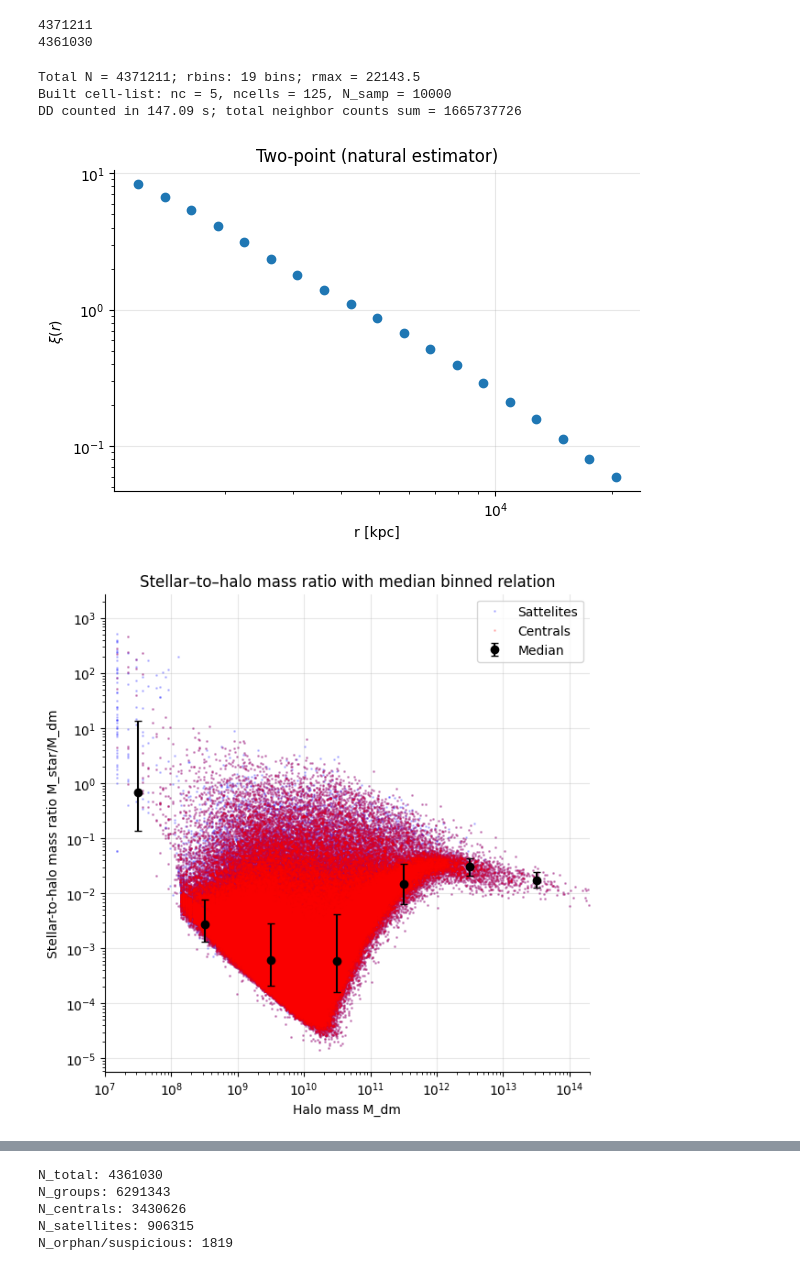
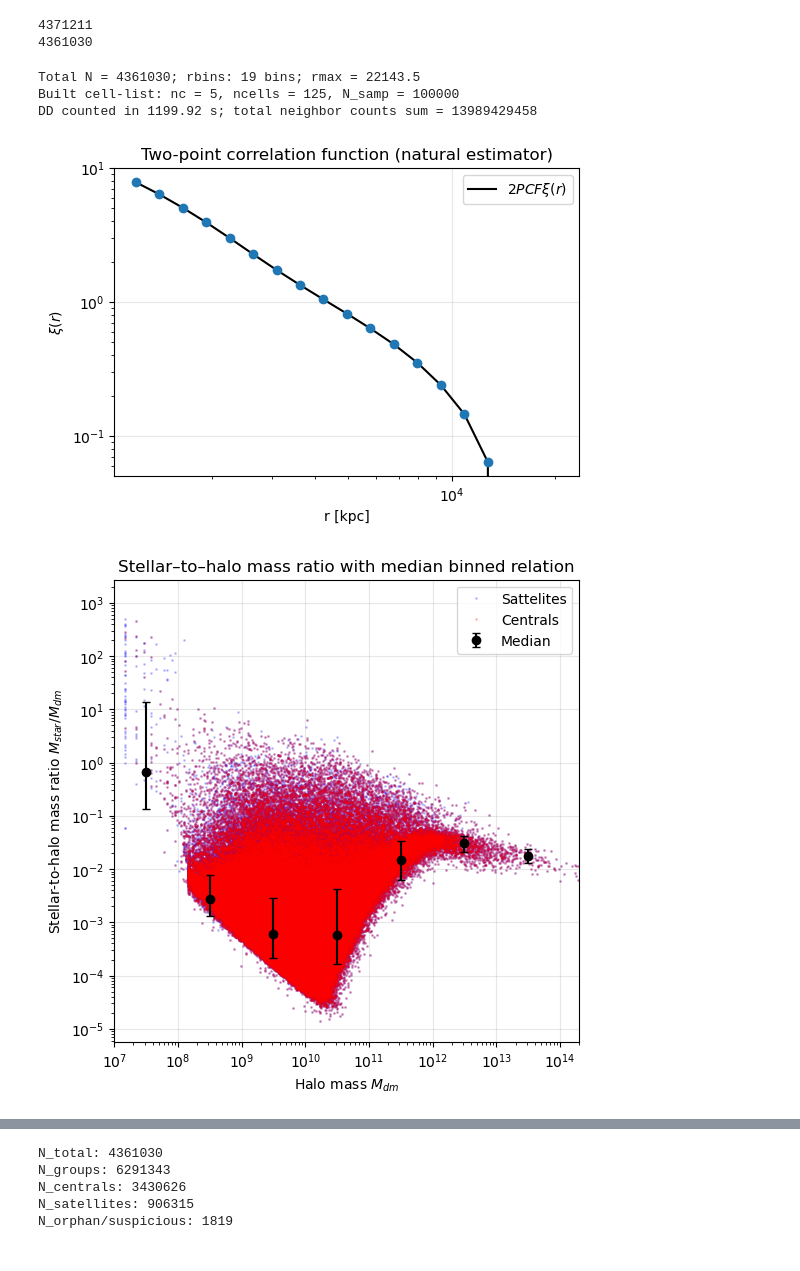
Before and after one commit to gvansan/TANA_notebooks, a Jupyter notebook: Project/part2.ipynb, the cells around one changed output, grey strips where cells are left out. Cells and saved outputs as stored; diff of their text form; code cells hidden in the pictures.

```diff
--- a/Project/part2.ipynb
+++ b/Project/part2.ipynb
@@ -13,7 +12,10 @@ import numpy as np
 from tqdm import tqdm
 # %%
 #load file
-subhalo_file  = r"/scratch/gent/472/vsc47210/TNG100-1_subhalosCat.hdf5"  # put your group catalog here if available
+#subhalo_file  = r"/scratch/gent/472/vsc47210/TNG100-1_subhalosCat.hdf5"  # put your group catalog here if available
+
+#load file locally
+subhalo_file = r"C:\Users\grego\Downloads\TNG100-1_subhalosCat.hdf5 (1)\TNG100-1_subhalosCat.hdf5"
 # %%
 data = h5py.File(subhalo_file, 'r')
 data.keys()
@@ -251,21 +250,26 @@ rmax = 0.2 * boxsize #Distances up to 0.5 are physical
 nbins = 20
 #logbins
 rbins = np.logspace(np.log10(rmin), np.log10(rmax), nbins)
-xires = two_point_neighborlist_downsampled(positions, rbins, boxsize, Nmax=10000, verbose=True)
+#xires = two_point_neighborlist_downsampled(positions, rbins, boxsize, Nmax=10000, verbose=True)
+xires = two_point_neighborlist_downsampled(positions, rbins, boxsize, Nmax=100000, verbose=True) #10^5 points as done in paper
 # plot xi with jackknife errors if present
 rmid = np.sqrt(rbins[1:] * rbins[:-1])
 # %% [output]
-Total N = 4371211; rbins: 19 bins; rmax = 22143.5
-Built cell-list: nc = 5, ncells = 125, N_samp = 10000
-DD counted in 147.09 s; total neighbor counts sum = 1665737726
+Total N = 4361030; rbins: 19 bins; rmax = 22143.5
+Built cell-list: nc = 5, ncells = 125, N_samp = 100000
+DD counted in 1199.92 s; total neighbor counts sum = 13989429458
 # %%
 plt.figure(figsize=(6,4))
+plt.plot(rmid, xires['xi'], color='black', label=r'$2PCF \xi(r)$')
 plt.errorbar(rmid, xires["xi"], fmt='o')
 plt.xscale('log'); plt.yscale('log')
-plt.xlabel("r [kpc]"); plt.ylabel(r"$\xi(r)$"); plt.title("Two-point (natural estimator)")
-plt.grid(alpha=0.3); plt.show()
+plt.xlabel("r [kpc]"); plt.ylabel(r"$\xi(r)$")
+plt.title("Two-point correlation function (natural estimator)")
+plt.grid(alpha=0.3)
+plt.legend()
+plt.show()
 # %% [output]
-[figure, old version]
+[figure, new version]
 # %%
 # 1. select valid data
 valid = (total_mass > 0) & (total_mass_type[:,1] > 0) & (total_mass_type[:,4] > 0)
@@ -278,21 +282,19 @@ Mstar = total_mass_type[valid,4]
 Mbh = total_mass_type[valid,5]
 parents = subhalo_parents[valid]
 
-
 # 2. Select centrals with subparents
-mask = (parents == 0)
+mask = (parents == 0) #halo is central (dominant subhalo)
 
 Mdm_central = Mdm[mask]
 Mstar_central = Mstar[mask]
 Mgas_central = Mgas[mask]
 Mtot_central = Mtot[mask]
 
-
-# 3. Build log bins
+# 3. Build log bins (1 dex is change by factor 10, unit of log)
 bin_width_dex = 1.0
 
-logM_min = np.floor(np.log10(Mdm_central.min()))
-logM_max = np.ceil(np.log10(Mdm_central.max()))
+logM_min = np.floor(np.log10(Mdm_central.min())) #floor choses the largest integer smaller than x (2.1 becomes 2)
+logM_max = np.ceil(np.log10(Mdm_central.max())) #ceil choses the smallest integer larger than x (2.1 becomes 3)
 
 bin_edges = 10**np.arange(logM_min, logM_max + 1e-9, bin_width_dex)
 bin_centers = np.sqrt(bin_edges[:-1] * bin_edges[1:])
@@ -303,21 +305,22 @@ median_ratio = []
 sigma_low = []
 sigma_high = []
 
-for lo, hi in zip(bin_edges[:-1], bin_edges[1:]):
+for lo, hi in zip(bin_edges[:-1], bin_edges[1:]): #go over total mass range through bins
 
     # CORRECT bin mask (bin in Mdm, not Mstar)
-    m = (Mdm_central > lo) & (Mdm_central <= hi)
+    m = (Mdm_central > lo) & (Mdm_central <= hi) #mass range
 
-    if np.sum(m) < 5:
+    if np.sum(m) < 5: #at least 5 subhaloes in bin m
         median_ratio.append(np.nan)
         sigma_low.append(np.nan)
         sigma_high.append(np.nan)
         continue
 
-    R = Mstar_central[m] / Mdm_central[m]
+    R = Mstar_central[m] / Mdm_central[m] #(M_star/M_dm) for a given mass range m
 
-    med = np.median(R)
-    p16, p84 = np.percentile(R, [16, 84])
+    med = np.median(R) #not mean because of outliers
+    #68% (=84-16) of data falls in 1sigma (Gaussian)
+    p16, p84 = np.percentile(R, [16, 84]) #np.percentile(data, q) returns the value below which q percent of the data lies.
 
     median_ratio.append(med)
     sigma_low.append(med - p16)
@@ -341,15 +344,15 @@ plt.errorbar(
     label='Median'
 )
 
-plt.xlabel("Halo mass M_dm")
+plt.xlabel(r"Halo mass $M_{dm}$")
 plt.xlim(1e7, 2e14)
-plt.ylabel("Stellar-to-halo mass ratio M_star/M_dm")
+plt.ylabel(r"Stellar-to-halo mass ratio $M_{star}/M_{dm}$")
 plt.title("Stellar–to–halo mass ratio with median binned relation")
 plt.grid(alpha=0.3)
 plt.legend()
 plt.show()
 # %% [output]
-[figure, old version]
+[figure, new version]
 # %%
 # compute baryon fraction f_b = (Mgas + Mstar)/Mtot for each subhalo
 
```
Also changed, not shown: parts of 13 cells of this notebook.
